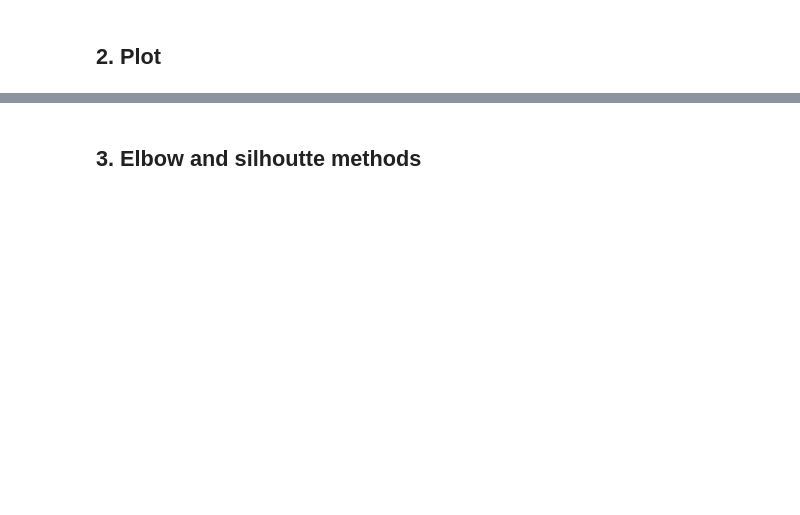
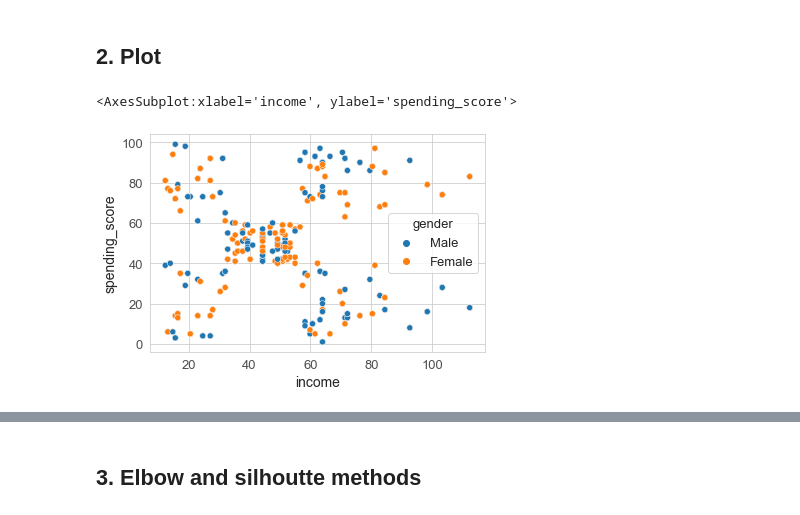
Before and after one commit to BooBN1/Turtle-Games, a Jupyter notebook: Stopford_Nikki_LSE_DA301_assignment_EDA.ipynb, the cells around one changed output, grey strips where cells are left out. Drawn from its saved outputs; the diff is of its cells as text; code cells hidden in the pictures; blank space fills up the shorter version.

```diff
--- a/Stopford_Nikki_LSE_DA301_assignment_EDA.ipynb
+++ b/Stopford_Nikki_LSE_DA301_assignment_EDA.ipynb
@@ -590,7 +592,8 @@ from scipy.spatial.distance import cdist
 import warnings
 warnings.filterwarnings('ignore')
 # %%
-# Load the CSV file(s) as df2.
-
+# Load the CSV file(s) as df2 and view only the necessary columns
+reviews2 = reviews[['gender', 'education', 'income', 'spending_score']]
 
 # View DataFrame.
+reviews2
@@ -607,5 +643,10 @@ warnings.filterwarnings('ignore')
 ## 2. Plot
 # %%
 # Create a scatterplot with Seaborn.
+sns.scatterplot(x='income', y='spending_score',
+                data=reviews2,hue='gender')
+# %% [output]
+<AxesSubplot:xlabel='income', ylabel='spending_score'>
+[figure, added]
 # %%
 # Create a pairplot with Seaborn.
```
Also changed, not shown: parts of 44 cells of this notebook.
